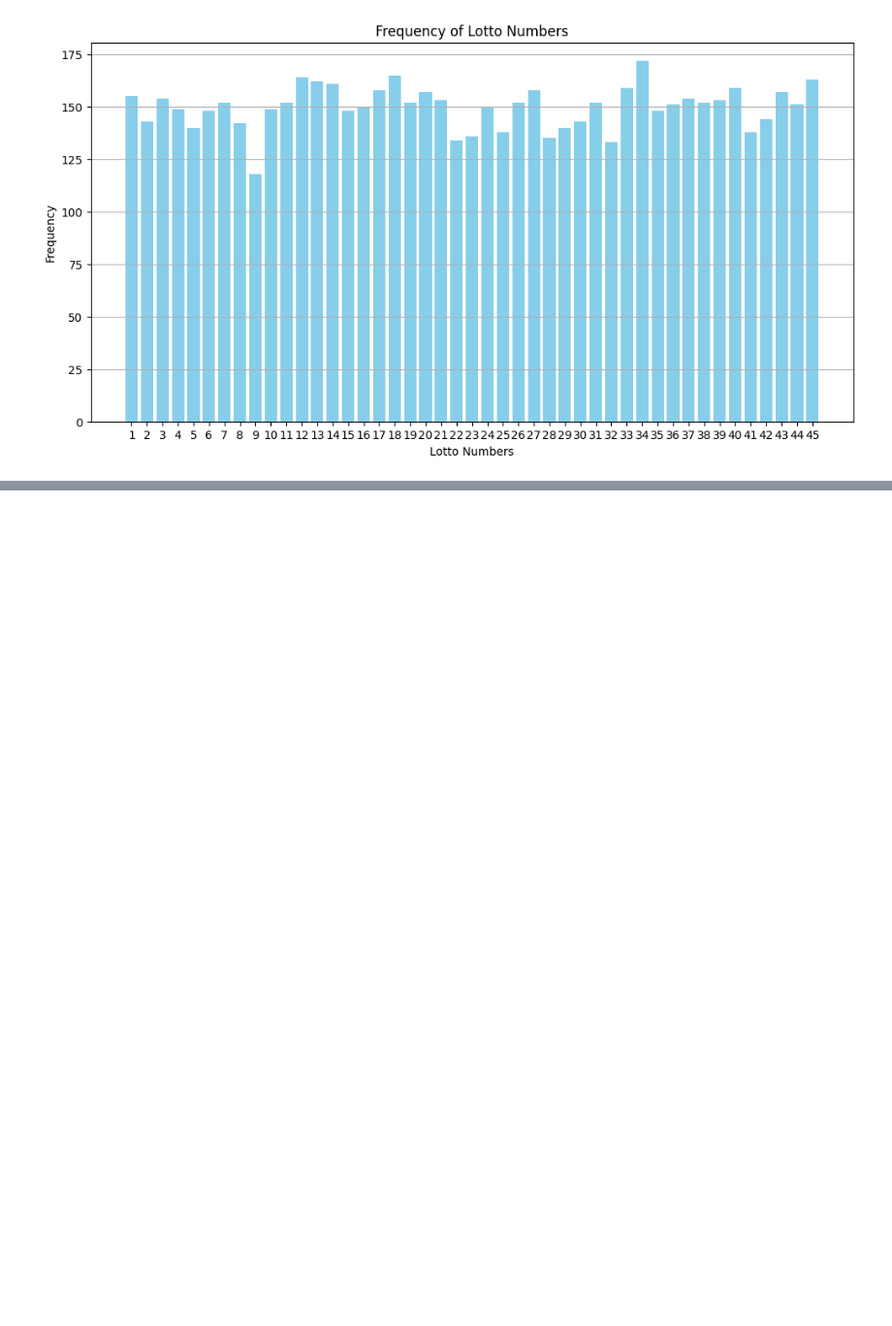
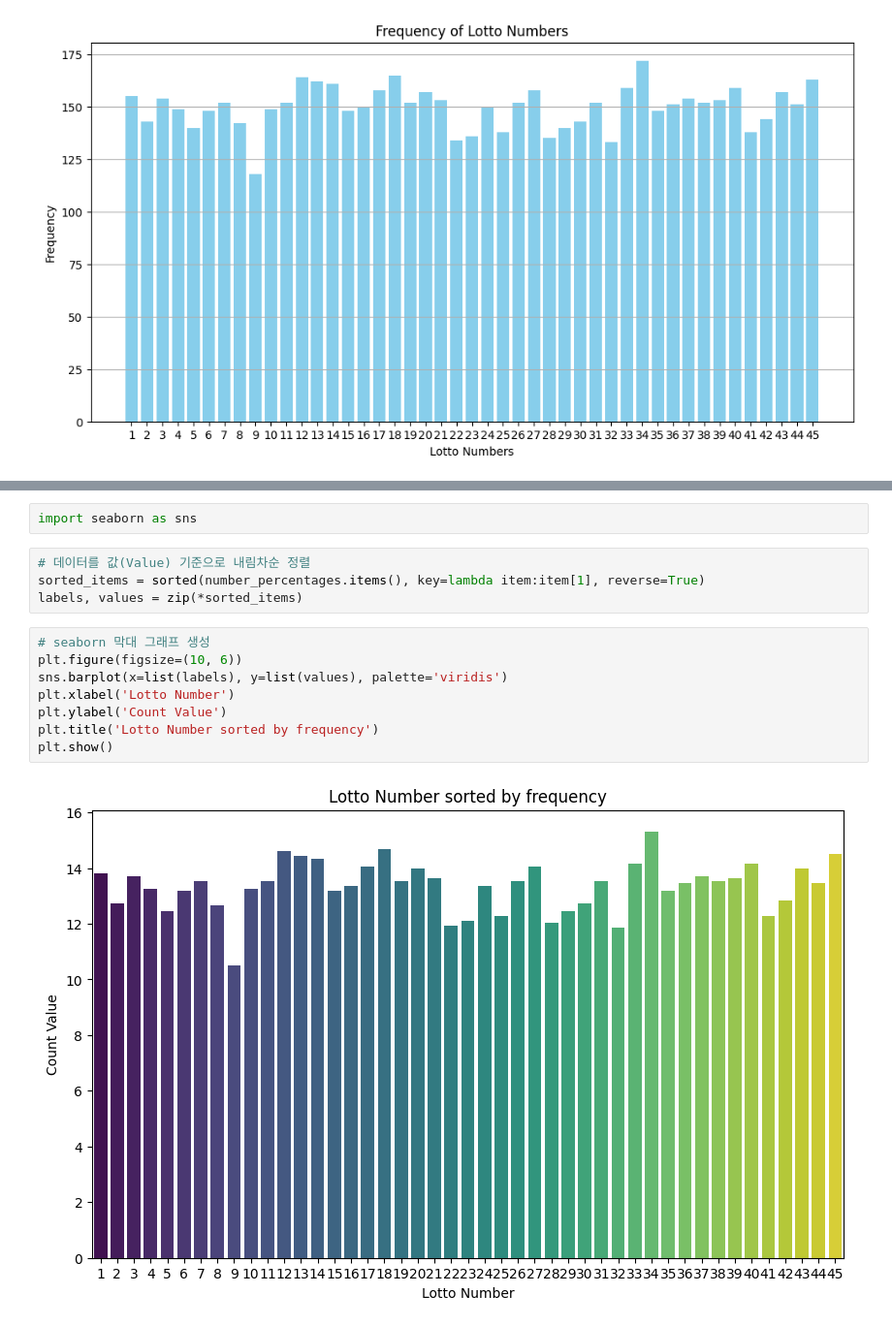
Before and after one commit to lifelong-learner-dev/lotto-number-extract, a Jupyter notebook: lotto.ipynb, the cells around one changed output, grey strips where cells are left out. Shown: that part at 97% size. Cells and saved outputs as stored; diff of their text form; blank space fills up the shorter version.

```diff
--- a/lotto.ipynb
+++ b/lotto.ipynb
@@ -156,0 +181,16 @@ plt.show()
+# %%
+import seaborn as sns
+# %%
+# 데이터를 값(Value) 기준으로 내림차순 정렬
+sorted_items = sorted(number_percentages.items(), key=lambda item:item[1], reverse=True)
+labels, values = zip(*sorted_items)
+# %%
+# seaborn 막대 그래프 생성
+plt.figure(figsize=(10, 6))
+sns.barplot(x=list(labels), y=list(values), palette='viridis')
+plt.xlabel('Lotto Number')
+plt.ylabel('Count Value')
+plt.title('Lotto Number sorted by frequency')
+plt.show()
+# %% [output]
+[figure, added]
```
Also changed, not shown: parts of 36 cells of this notebook, 1 other file.
